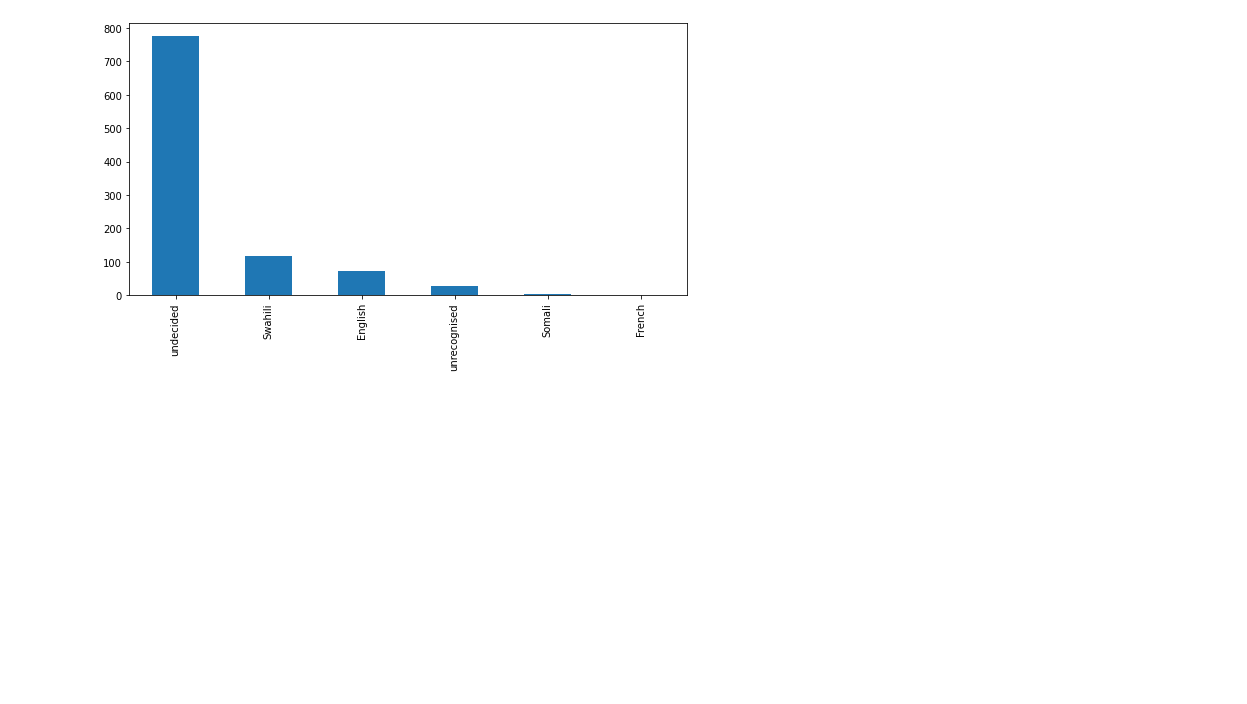
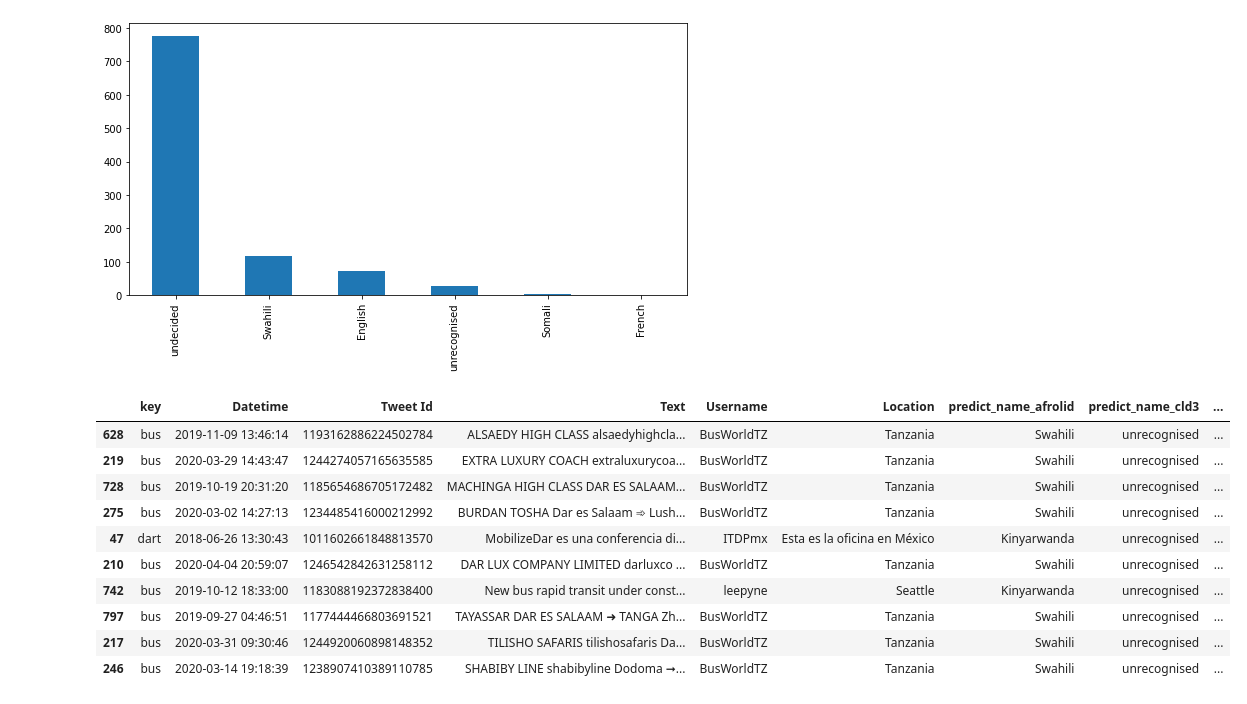
Before and after one commit to code-with-roz/Commuter_sentiment_analysis, a Jupyter notebook: Code/Copy_of_Integrate_afrolid_with_your_code.ipynb, the cells around one changed output. Cells and saved outputs as stored; diff of their text form; code cells hidden in the pictures; blank space fills up the shorter version.

```diff
--- a/Code/Copy_of_Integrate_afrolid_with_your_code.ipynb
+++ b/Code/Copy_of_Integrate_afrolid_with_your_code.ipynb
@@ -360,3 +438,17 @@ df['final_language'].value_counts().plot.bar(figsize=(10,5), fontsize=10)
 # %% [output]
 <AxesSubplot:>
 [figure]
+# %%
+df[df['final_language'] == 'undecided'].sample(10)
+# %% [output]
+|  | key | Datetime | Tweet Id | Text | Username | Location | predict_name_afrolid | predict_name_cld3 | ... |
+| 628 | bus | 2019-11-09 13:46:14 | 1193162886224502784 | ALSAEDY HIGH CLASS alsaedyhighcla... | BusWorldTZ | Tanzania | Swahili | unrecognised | ... |
+| 219 | bus | 2020-03-29 14:43:47 | 1244274057165635585 | EXTRA LUXURY COACH extraluxurycoa... | BusWorldTZ | Tanzania | Swahili | unrecognised | ... |
+| 728 | bus | 2019-10-19 20:31:20 | 1185654686705172482 | MACHINGA HIGH CLASS DAR ES SALAAM... | BusWorldTZ | Tanzania | Swahili | unrecognised | ... |
+| 275 | bus | 2020-03-02 14:27:13 | 1234485416000212992 | BURDAN TOSHA Dar es Salaam ➾ Lush... | BusWorldTZ | Tanzania | Swahili | unrecognised | ... |
+| 47 | dart | 2018-06-26 13:30:43 | 1011602661848813570 | MobilizeDar es una conferencia di... | ITDPmx | Esta es la oficina en México | Kinyarwanda | unrecognised | ... |
+| 210 | bus | 2020-04-04 20:59:07 | 1246542842631258112 | DAR LUX COMPANY LIMITED darluxco ... | BusWorldTZ | Tanzania | Swahili | unrecognised | ... |
+| 742 | bus | 2019-10-12 18:33:00 | 1183088192372838400 | New bus rapid transit under const... | leepyne | Seattle | Kinyarwanda | unrecognised | ... |
+| 797 | bus | 2019-09-27 04:46:51 | 1177444466803691521 | TAYASSAR DAR ES SALAAM ➜ TANGA Zh... | BusWorldTZ | Tanzania | Swahili | unrecognised | ... |
+| 217 | bus | 2020-03-31 09:30:46 | 1244920060898148352 | TILISHO SAFARIS tilishosafaris Da... | BusWorldTZ | Tanzania | Swahili | unrecognised | ... |
+| 246 | bus | 2020-03-14 19:18:39 | 1238907410389110785 | SHABIBY LINE shabibyline Dodoma ➞... | BusWorldTZ | Tanzania | Swahili | unrecognised | ... |
```
Also changed, not shown: parts of 15 cells of this notebook.
